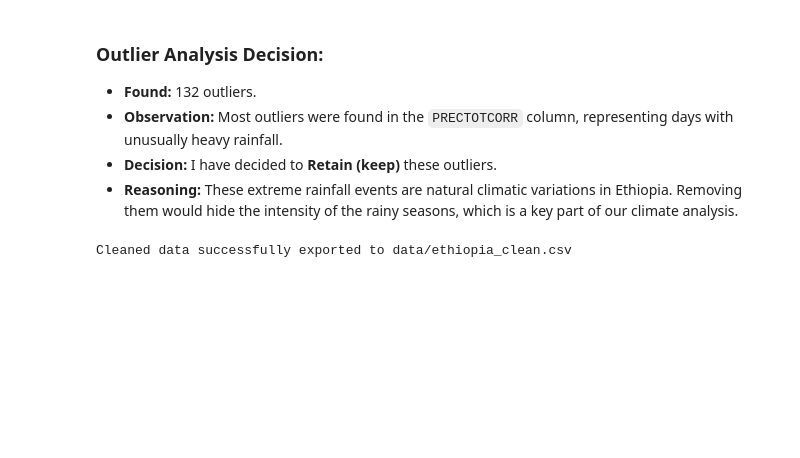
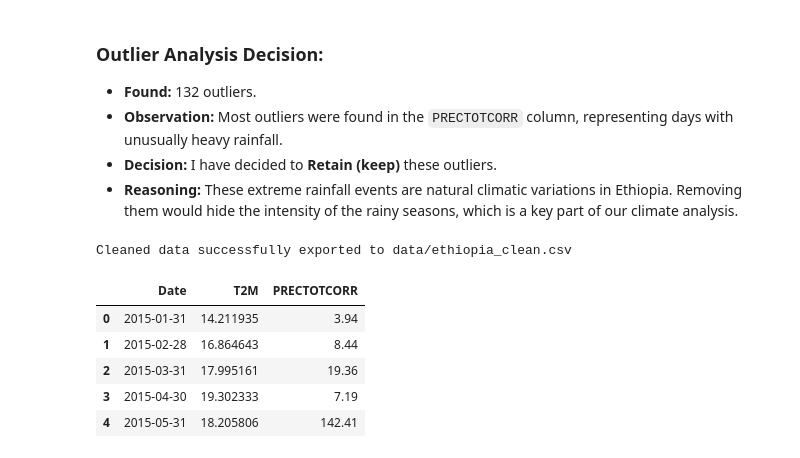
Before and after one commit to SimretAbebe/climate-challenge-week0, a Jupyter notebook: notebooks/ethiopia_eda.ipynb, the cells around one changed output. Drawn from its saved outputs; the diff is of its cells as text; code cells hidden in the pictures; blank space fills up the shorter version.

```diff
--- a/notebooks/ethiopia_eda.ipynb
+++ b/notebooks/ethiopia_eda.ipynb
@@ -204,3 +204,20 @@ df.to_csv('../data/ethiopia_clean.csv', index=False)
 print("Cleaned data successfully exported to data/ethiopia_clean.csv")
 # %% [output]
 Cleaned data successfully exported to data/ethiopia_clean.csv
+# %%
+# Group the data by Date (Monthly)
+# 'ME' means Month End
+monthly_df = df.set_index('Date').resample('ME').agg({
+    'T2M': 'mean',
+    'PRECTOTCORR': 'sum'
+}).reset_index()
+
+# Look at the first 5 months
+monthly_df.head()
+# %% [output]
+|  | Date | T2M | PRECTOTCORR |
+| 0 | 2015-01-31 | 14.211935 | 3.94 |
+| 1 | 2015-02-28 | 16.864643 | 8.44 |
+| 2 | 2015-03-31 | 17.995161 | 19.36 |
+| 3 | 2015-04-30 | 19.302333 | 7.19 |
+| 4 | 2015-05-31 | 18.205806 | 142.41 |
```
Also changed, not shown: parts of 3 cells of this notebook.
